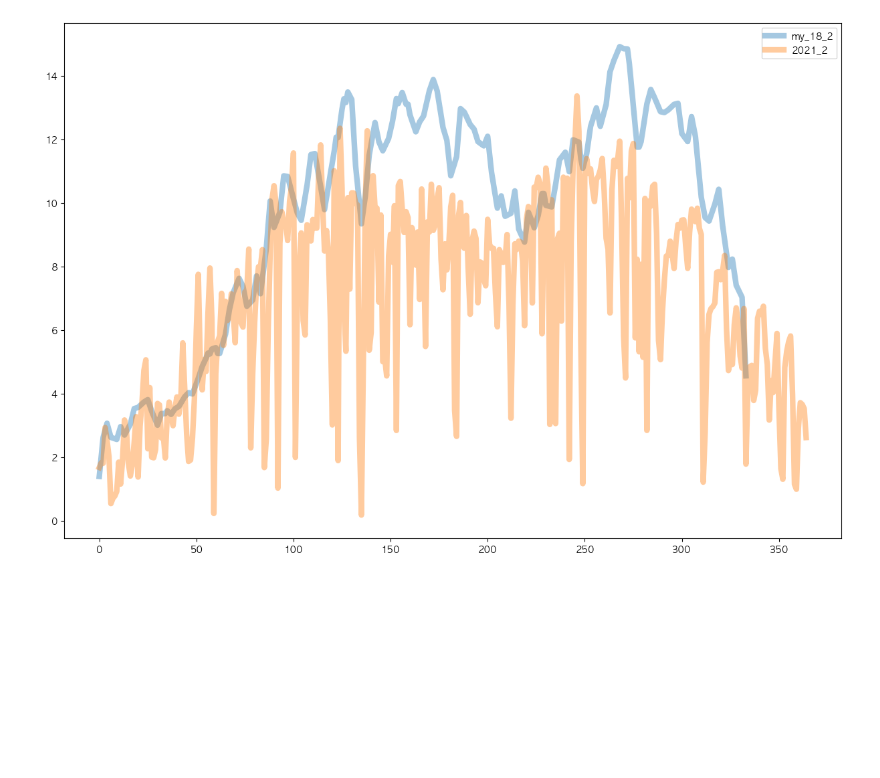
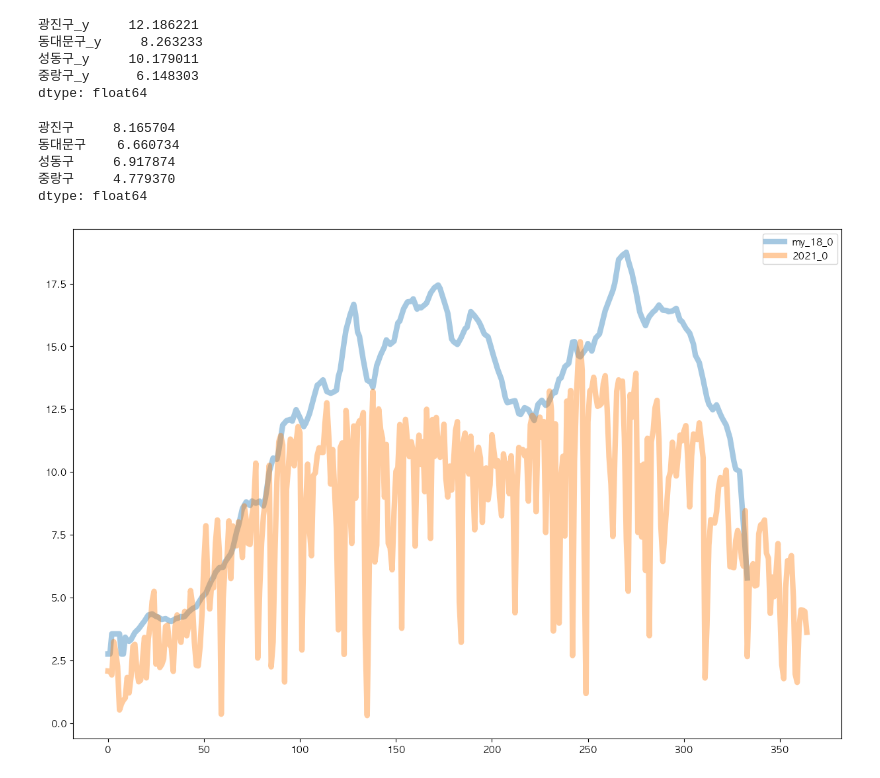
Before and after one commit to portion-jack/Competition_UOS_bycicle_prediction, a Jupyter notebook: __final/01_final_preprocessing.ipynb, the cells around one changed output. Drawn from its saved outputs; the diff is of its cells as text; code cells hidden in the pictures; blank space fills up the shorter version.

```diff
--- a/__final/01_final_preprocessing.ipynb
+++ b/__final/01_final_preprocessing.ipynb
@@ -4,6 +4,7 @@ import numpy as np
 import pandas as pd
 import matplotlib.pyplot as plt
 plt.rc('font',family='AppleGothic')
+plt.rcParams['axes.unicode_minus'] = False
 import warnings
 warnings.filterwarnings(action='ignore')
 
@@ -92,3 +76,5 @@ weekly_mean_ans
+# %%
+my=weekly_mean_ans.iloc[:,10:-1]
 # %%
 for col in my.columns:
-    my[col] = smooth(my[col],5)
+    my[col][10:] = smooth(my[col],10)[10:]
@@ -95,19 +131,34 @@ for col in my.columns:
 # %%
 my_18 = my.copy()
 # %%
-my_18.iloc[:,0]=my_18.iloc[:,0]*1.8
-my_18.iloc[:,1]=my_18.iloc[:,1]*1.8
-my_18.iloc[:,2]=my_18.iloc[:,2]*1.8
-my_18.iloc[:,3]=my_18.iloc[:,3]*1.8
+my_18.iloc[:,0]=my_18.iloc[:,0]*2
+my_18.iloc[:,1]=my_18.iloc[:,1]*2
+my_18.iloc[:,2]=my_18.iloc[:,2]*2
+my_18.iloc[:,3]=my_18.iloc[:,3]*2
+# %%
+my_18.mean()
+# %% [output]
+광진구_y     12.186221
+동대문구_y     8.263233
+성동구_y     10.179011
+중랑구_y      6.148303
+dtype: float64
+# %%
+df[df['년']==2021].iloc[:,:4].mean()
+# %% [output]
+광진구     8.165704
+동대문구    6.660734
+성동구     6.917874
+중랑구     4.779370
+dtype: float64
 # %%
-for i in [2]:
+for i in [0]:
     my_18.reset_index(drop=True).iloc[:,i].plot(label = f'my_18_{i}',figsize=(15,10),alpha=0.4,lw=6)
-    df_2021.reset_index(drop=True).iloc[:,i].plot(label = f'2021_{i}',figsize=(15,10),alpha=0.4,lw=6)
-
+    df[df['년']==2021].reset_index(drop=True).iloc[:,i].plot(label = f'2021_{i}',figsize=(15,10),alpha=0.4,lw=6)
 plt.legend()
 plt.show()
 # %% [output]
-[figure, old version]
+[figure, new version]
 # %%
 for col in my_18.columns:
     my_18[col][10:-10] = smooth(my_18[col],5)[10:-10]
```
Also changed, not shown: parts of 11 cells of this notebook, 2 other files.
